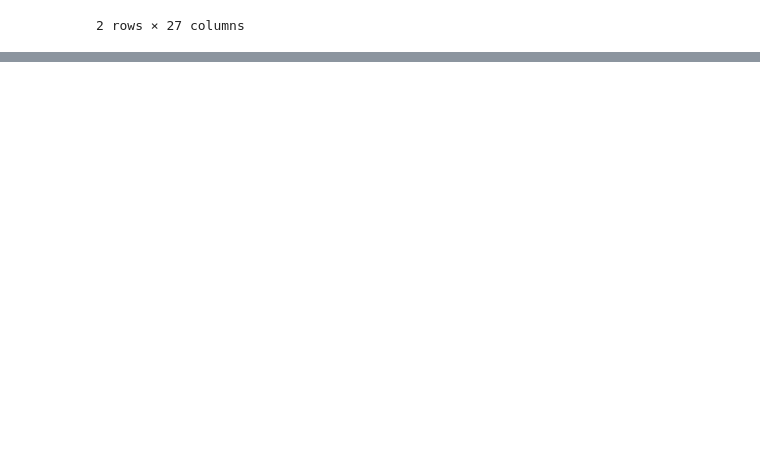
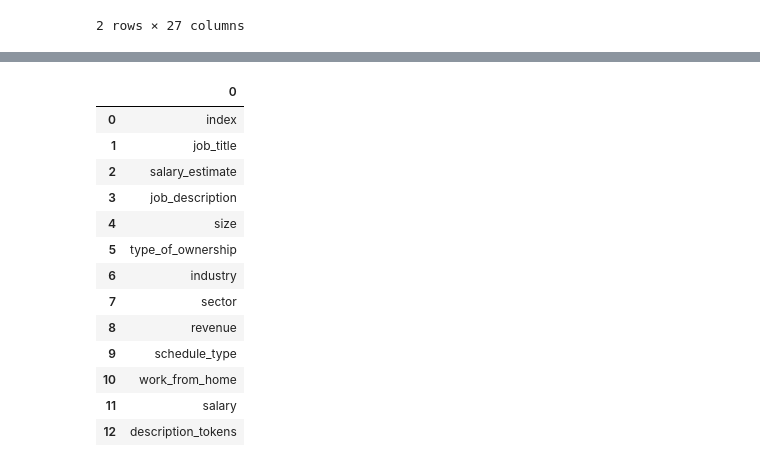
Before and after one commit to Nuel-EN/Capstone-Project-, a Jupyter notebook: Nuel-NB.ipynb, the cells around one changed output, grey strips where cells are left out. Saved outputs shown, nothing was run; the diff lists cells and outputs as text; code cells hidden in the pictures; blank space fills up the shorter version.

```diff
--- a/Nuel-NB.ipynb
+++ b/Nuel-NB.ipynb
@@ -49,0 +172,17 @@ google_job_df2.head()
+# %%
+pd.DataFrame(master_df.columns)
+# %% [output]
+|  | 0 |
+| 0 | index |
+| 1 | job_title |
+| 2 | salary_estimate |
+| 3 | job_description |
+| 4 | size |
+| 5 | type_of_ownership |
+| 6 | industry |
+| 7 | sector |
+| 8 | revenue |
+| 9 | schedule_type |
+| 10 | work_from_home |
+| 11 | salary |
+| 12 | description_tokens |
```
Also changed, not shown: parts of 19 cells of this notebook.
